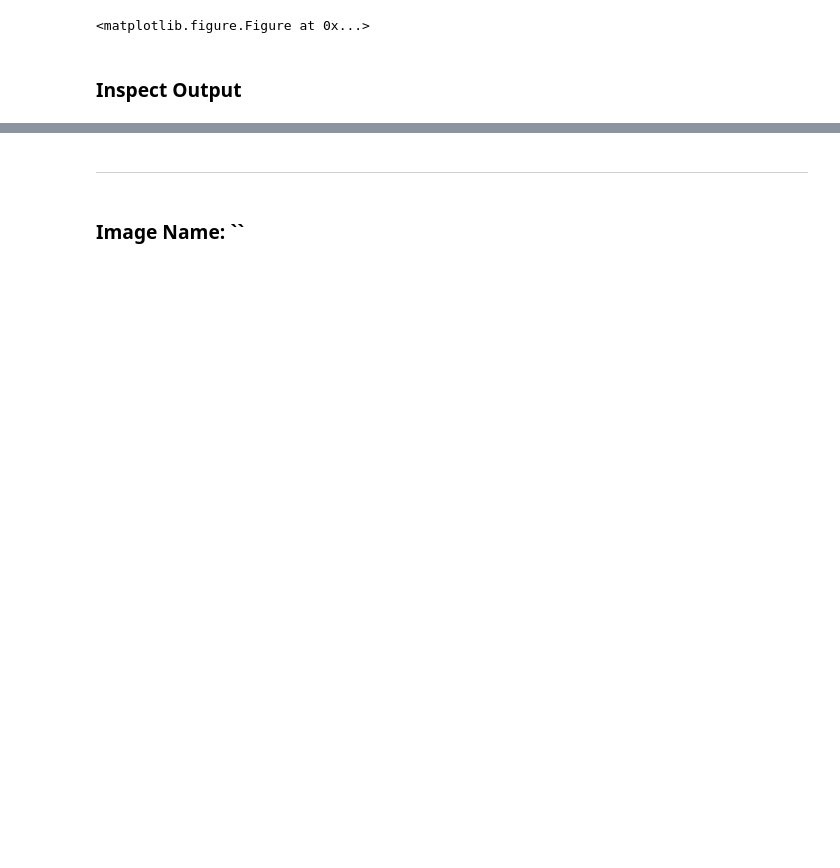
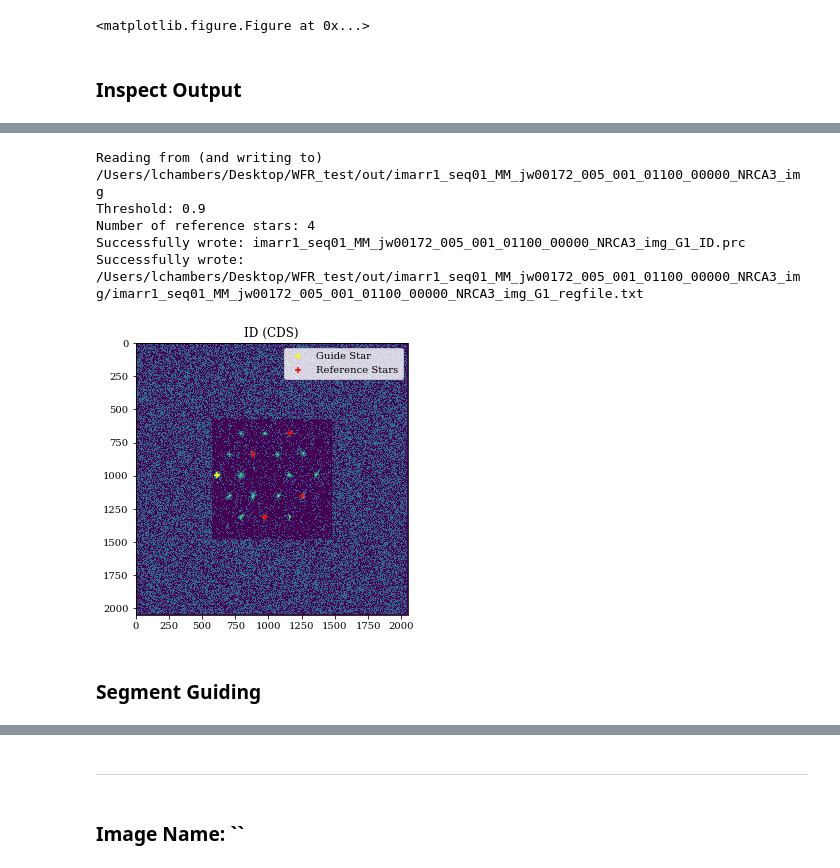
Before and after one commit to spacetelescope/jwst_magic, a Jupyter notebook: fgs-commissioning/notebooks/WFR Testing Notebook.ipynb, the cells around one changed output, grey strips where cells are left out. Saved outputs shown, nothing was run; the diff lists cells and outputs as text; code cells hidden in the pictures; blank space fills up the shorter version.

```diff
--- a/fgs-commissioning/notebooks/WFR Testing Notebook.ipynb
+++ b/fgs-commissioning/notebooks/WFR Testing Notebook.ipynb
@@ -164,0 +187,31 @@ plt.show()
+# %%
+new_command = 'AQGMJ' # <-- change this to determine which segments will be chosen as guide and reference stars
+                      # (per convention, the first letter/segment will be the guide star, with all subsequent
+                      # letters/segments being the reference stars)
+# %%
+# Just run this cell (no need to change any code)
+
+rewrite_prc.rewrite_prc(new_command, guider, root, out_file_dir)
+
+# Plot the ID image with the new commanded stars
+fig, ax1 = plt.subplots(1, 1, figsize=(7, 5))
+id_data = fits.getdata(glob(os.path.join(out_file_dir, 'stsci', '*IDcds.fits'))[0])[0]
+id_data[id_data <= 0] = 0.1
+implot = ax1.imshow(id_data, norm=LogNorm())
+plt.colorbar(implot, ax=ax2)
+regfile = glob(out_file_dir + '/*regfile.txt')[0]
+coords = asc.read(regfile)
+ax1.scatter(coords['x'][0], coords['y'][0], marker = '+', c= 'yellow', label='Guide Star')
+ax1.scatter(coords['x'][1:], coords['y'][1:], marker = '+', c= 'r', label='Reference Stars')
+ax1.legend()
+ax1.set_title('ID (CDS)')
+plt.show()
+# %% [output]
+Reading from (and writing to) /Users/lchambers/Desktop/WFR_test/out/imarr1_seq01_MM_jw00172_005_001_01100_00000_NRCA3_img
+Threshold: 0.9
+Number of reference stars: 4
+Successfully wrote: imarr1_seq01_MM_jw00172_005_001_01100_00000_NRCA3_img_G1_ID.prc
+Successfully wrote: /Users/lchambers/Desktop/WFR_test/out/imarr1_seq01_MM_jw00172_005_001_01100_00000_NRCA3_img/imarr1_seq01_MM_jw00172_005_001_01100_00000_NRCA3_img_G1_regfile.txt
+[figure, added]
+# %% [markdown]
+### Segment Guiding
```
Also changed, not shown: parts of 11 cells of this notebook, 1 other file.
